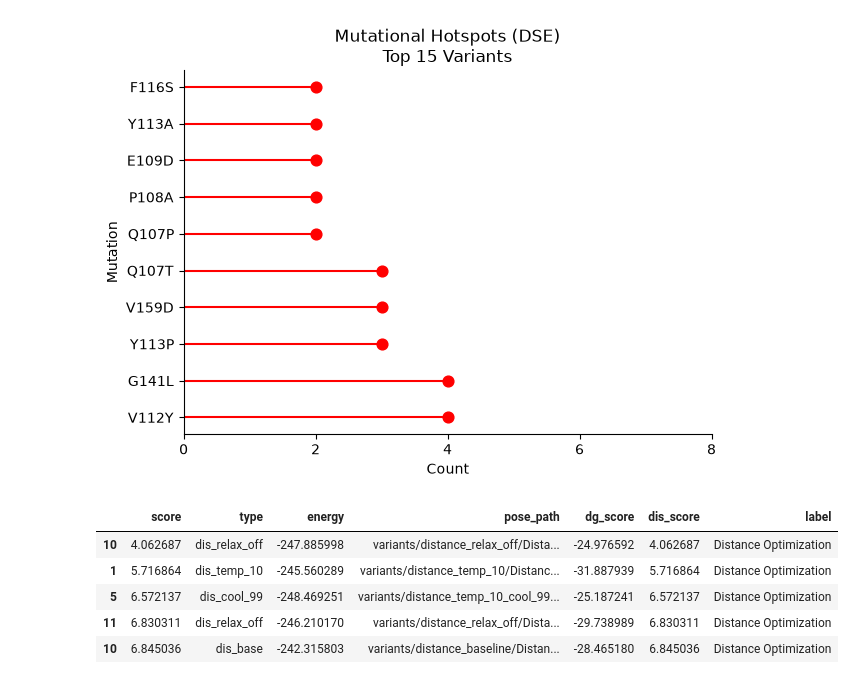
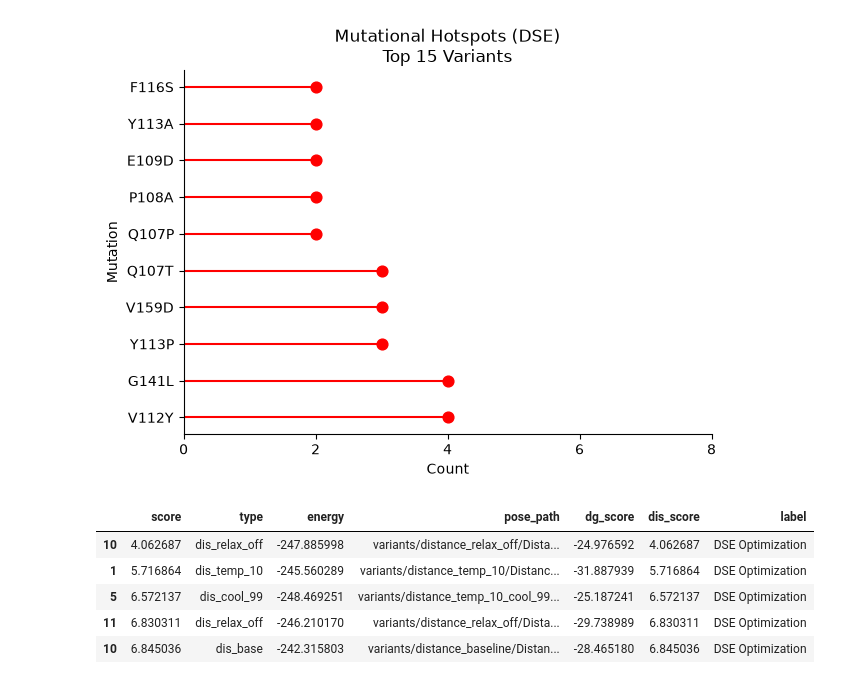
Before and after one commit to jcapecci09/Toxin-Engineering, a Jupyter notebook: project.ipynb, the cells around one changed output. Saved outputs shown, nothing was run; the diff lists cells and outputs as text; code cells hidden in the pictures.

```diff
--- a/project.ipynb
+++ b/project.ipynb
@@ -905,21 +906,21 @@ lollipop_plot(top_mutations, r'Mutational Hotspots (DSE)' + '\nTop 15 Variants',
 # %%
 dgs_for_dis = []
 for pdb in pdbs_top_dis:
     opt_dis = AffinityOptimizer(pdb, 'DDG', pos_to_mutate=[0])
     opt_dis.current_score
     dgs_for_dis.append(opt_dis.current_score)
 
 top_15_dis.loc[:, 'dg_score'] = dgs_for_dis
 top_15_dis.loc[:, 'dis_score'] = top_15_dis.loc[:, 'score']
-top_15_dis.loc[:, 'label'] = ['Distance Optimization' for i in range(len(top_15_dis))]
+top_15_dis.loc[:, 'label'] = ['DSE Optimization' for i in range(len(top_15_dis))]
 top_15_dis.head()
 # %% [output]
 |  | score | type | energy | pose_path | dg_score | dis_score | label |
-| 10 | 4.062687 | dis_relax_off | -247.885998 | variants/distance_relax_off/Dista... | -24.976592 | 4.062687 | Distance Optimization |
-| 1 | 5.716864 | dis_temp_10 | -245.560289 | variants/distance_temp_10/Distanc... | -31.887939 | 5.716864 | Distance Optimization |
-| 5 | 6.572137 | dis_cool_99 | -248.469251 | variants/distance_temp_10_cool_99... | -25.187241 | 6.572137 | Distance Optimization |
-| 11 | 6.830311 | dis_relax_off | -246.210170 | variants/distance_relax_off/Dista... | -29.738989 | 6.830311 | Distance Optimization |
-| 10 | 6.845036 | dis_base | -242.315803 | variants/distance_baseline/Distan... | -28.465180 | 6.845036 | Distance Optimization |
+| 10 | 4.062687 | dis_relax_off | -247.885998 | variants/distance_relax_off/Dista... | -24.976592 | 4.062687 | DSE Optimization |
+| 1 | 5.716864 | dis_temp_10 | -245.560289 | variants/distance_temp_10/Distanc... | -31.887939 | 5.716864 | DSE Optimization |
+| 5 | 6.572137 | dis_cool_99 | -248.469251 | variants/distance_temp_10_cool_99... | -25.187241 | 6.572137 | DSE Optimization |
+| 11 | 6.830311 | dis_relax_off | -246.210170 | variants/distance_relax_off/Dista... | -29.738989 | 6.830311 | DSE Optimization |
+| 10 | 6.845036 | dis_base | -242.315803 | variants/distance_baseline/Distan... | -28.465180 | 6.845036 | DSE Optimization |
 # %%
 dis_for_dg = []
 
```
Also changed, not shown: parts of 8 cells of this notebook, 9 other files.
